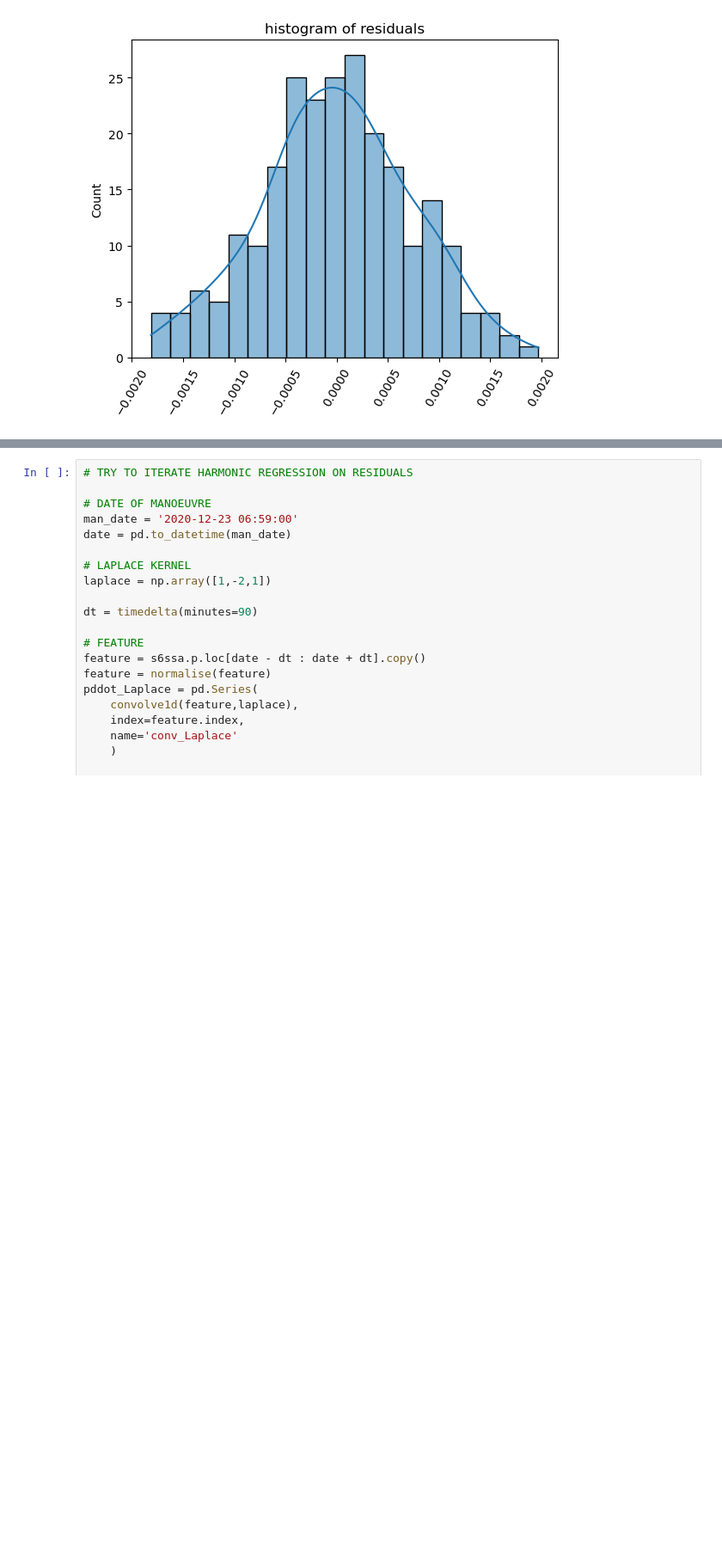
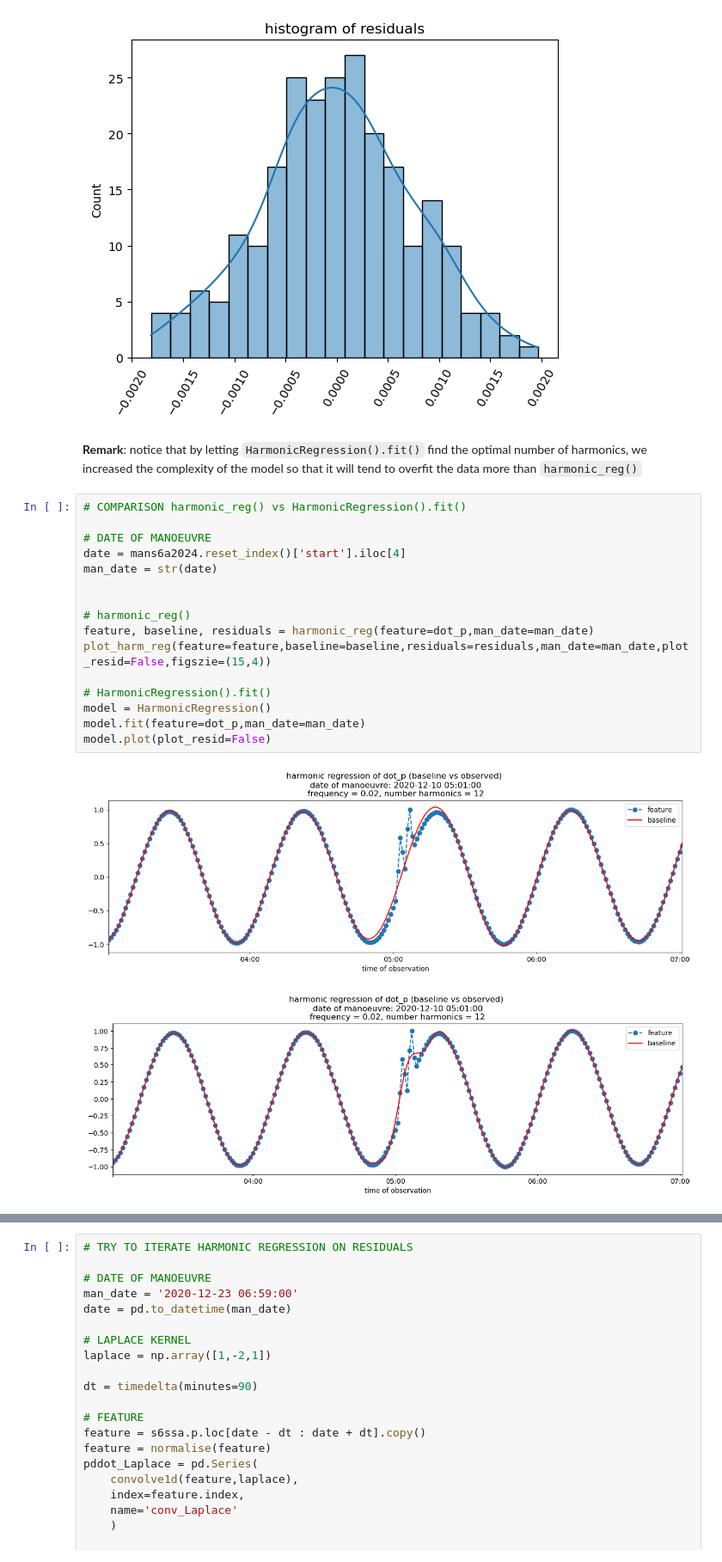
Before and after one commit to dHuberYoumans/DORIS, a Jupyter notebook: notebooks/finding_DORIS.ipynb, the cells around one changed output, grey strips where cells are left out. Shown at 86% size. Cells and saved outputs as stored; diff of their text form; blank space fills up the shorter version.

Commit message:
update notebooks/finding_DORIS.ipynb
small discussion of complexity of HarmonicRegression().fit()

```diff
--- a/notebooks/finding_DORIS.ipynb
+++ b/notebooks/finding_DORIS.ipynb
@@ -1023,3 +1023,24 @@ If we look at the histogram of the residuals, we see that their distribution doe
 model.histplot(bins=20,title='histogram of residuals',rotation=60,kde=True)
 # %% [output]
 [figure]
+# %% [markdown]
+**Remark**: notice that by letting ``HarmonicRegression().fit()`` find the optimal number of harmonics, we increased the complexity of the model so that it will tend to overfit the data more than ``harmonic_reg()``
+# %%
+# COMPARISON harmonic_reg() vs HarmonicRegression().fit()
+
+# DATE OF MANOEUVRE
+date = mans6a2024.reset_index()['start'].iloc[4]
+man_date = str(date)
+
+
+# harmonic_reg()
+feature, baseline, residuals = harmonic_reg(feature=dot_p,man_date=man_date)
+plot_harm_reg(feature=feature,baseline=baseline,residuals=residuals,man_date=man_date,plot_resid=False,figszie=(15,4))
+
+# HarmonicRegression().fit()
+model = HarmonicRegression()
+model.fit(feature=dot_p,man_date=man_date)
+model.plot(plot_resid=False)
+# %% [output]
+[figure, added]
+[figure, added]
```
Also changed, not shown: parts of 5 cells of this notebook.
